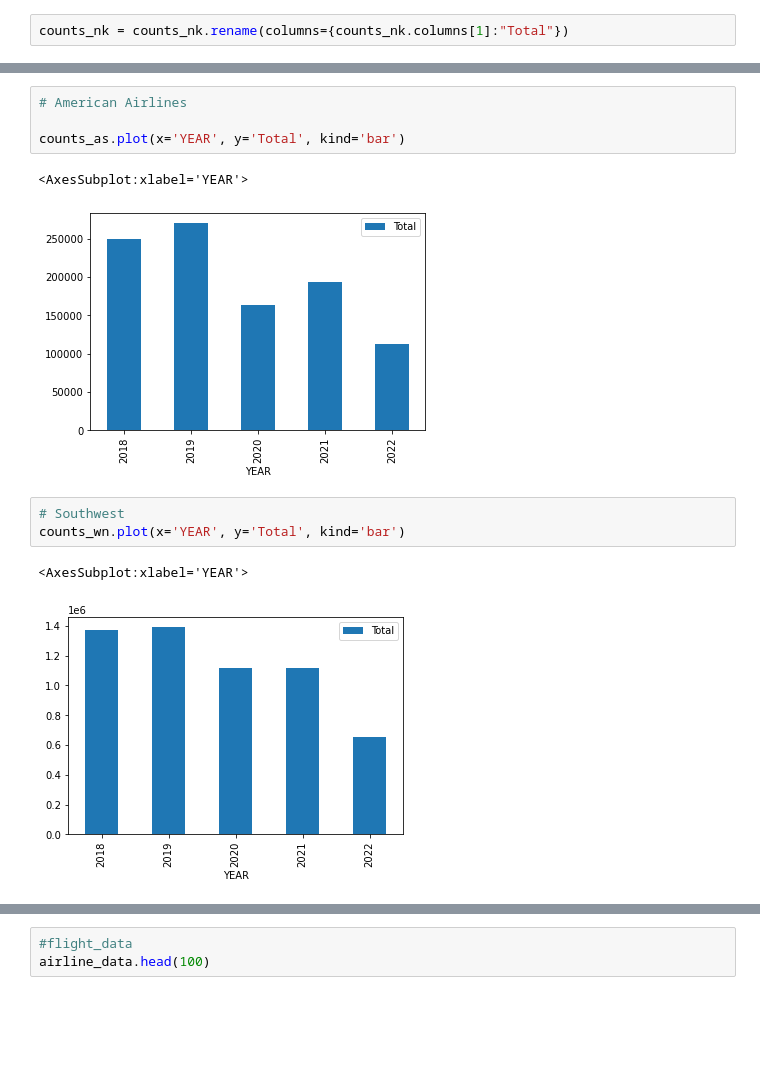
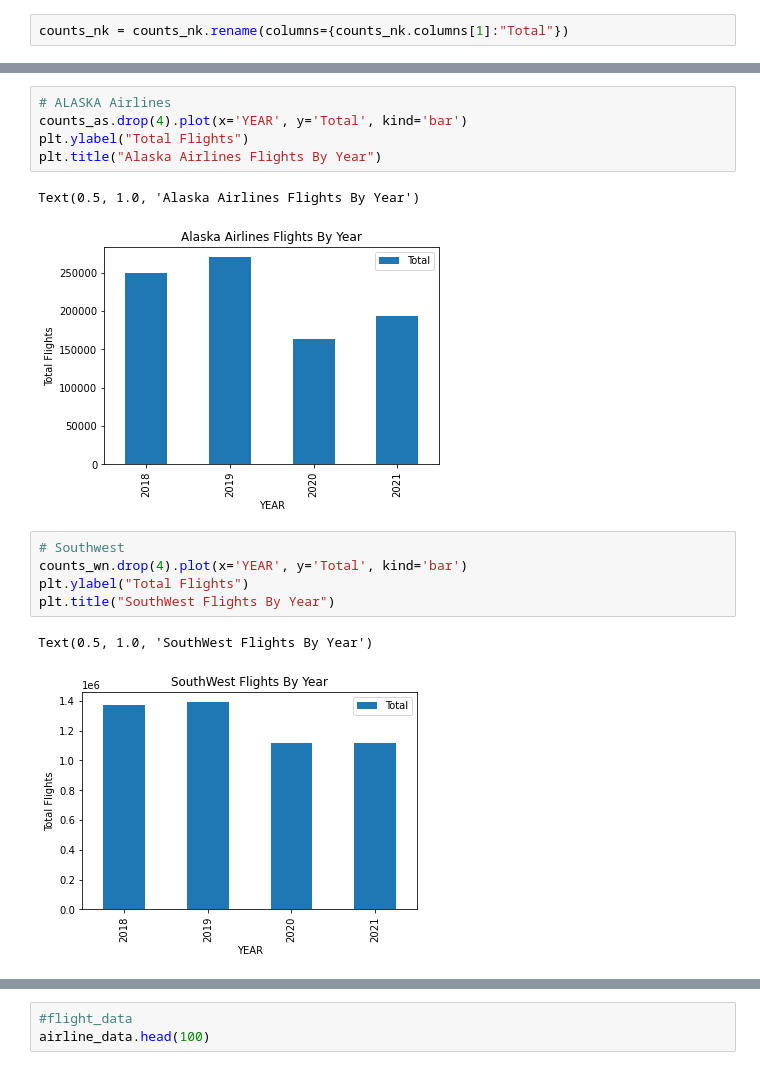
Before and after one commit to f4seth/econ695, a Jupyter notebook: project.ipynb, the cells around one changed output, grey strips where cells are left out. Drawn from its saved outputs; the diff is of its cells as text; blank space fills up the shorter version.

```diff
--- a/project.ipynb
+++ b/project.ipynb
@@ -403,15 +424,18 @@ counts_aa
 # %%
-# American Airlines
-
-counts_as.plot(x='YEAR', y='Total', kind='bar')
+# ALASKA Airlines
+counts_as.drop(4).plot(x='YEAR', y='Total', kind='bar')
+plt.ylabel("Total Flights")
+plt.title("Alaska Airlines Flights By Year")
 # %% [output]
-<AxesSubplot:xlabel='YEAR'>
+Text(0.5, 1.0, 'Alaska Airlines Flights By Year')
-[figure, old version]
+[figure, new version]
 # %%
 # Southwest
-counts_wn.plot(x='YEAR', y='Total', kind='bar')
+counts_wn.drop(4).plot(x='YEAR', y='Total', kind='bar')
+plt.ylabel("Total Flights")
+plt.title("SouthWest Flights By Year")
 # %% [output]
-<AxesSubplot:xlabel='YEAR'>
+Text(0.5, 1.0, 'SouthWest Flights By Year')
-[figure, old version]
+[figure, new version]
 # %%
 # American
```
Also changed, not shown: parts of 14 cells of this notebook.
